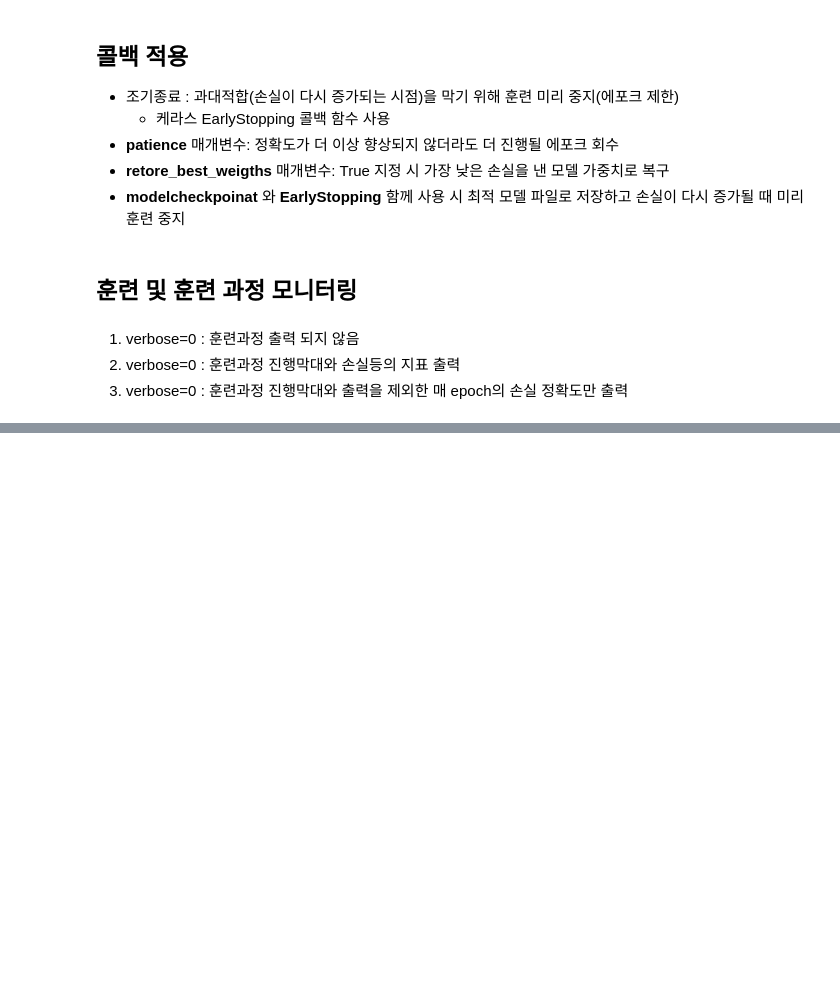
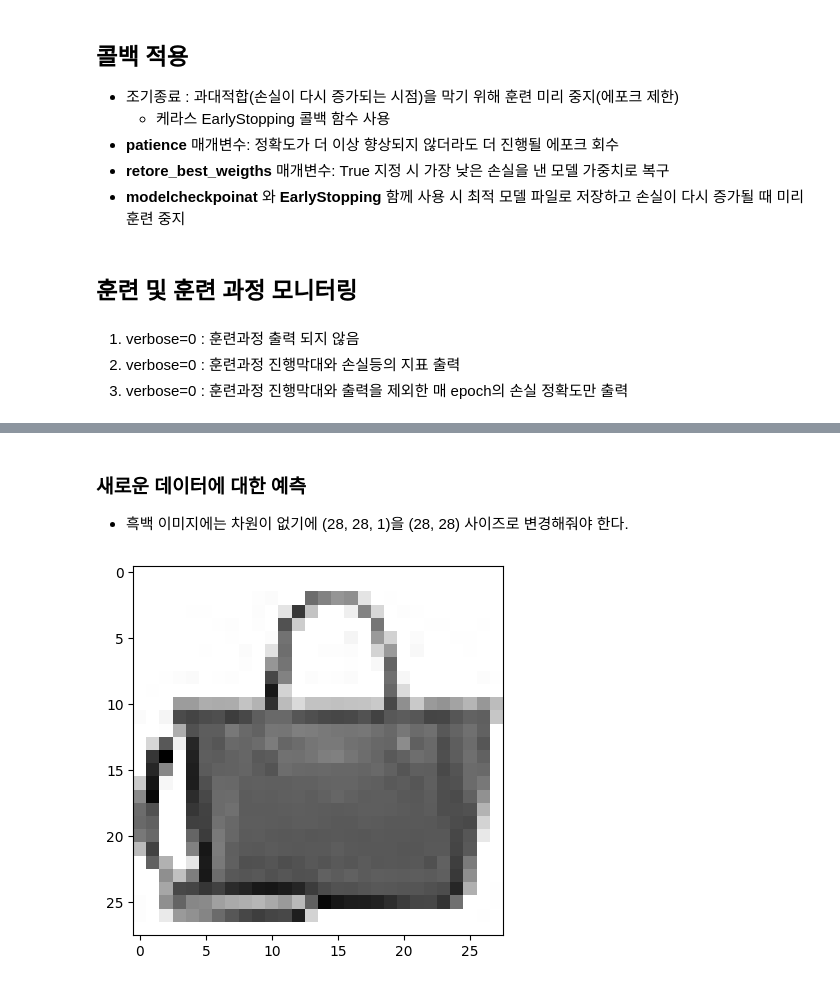
Before and after one commit to doctorpeppercokebear/computer_vision, a Jupyter notebook: CNN.ipynb, the cells around one changed output, grey strips where cells are left out. Saved outputs shown, nothing was run; the diff lists cells and outputs as text; code cells hidden in the pictures; blank space fills up the shorter version.

```diff
--- a/CNN.ipynb
+++ b/CNN.ipynb
@@ -218,0 +256,8 @@ Epoch 3/20
+# %% [markdown]
+### 새로운 데이터에 대한 예측
+* 흑백 이미지에는 차원이 없기에 (28, 28, 1)을 (28, 28) 사이즈로 변경해줘야 한다.
+# %%
+plt.imshow(val_scaled[0].reshape(28, 28), cmap='gray_r')
+plt.show()
+# %% [output]
+[figure, added]
```
Also changed, not shown: parts of 10 cells of this notebook.
